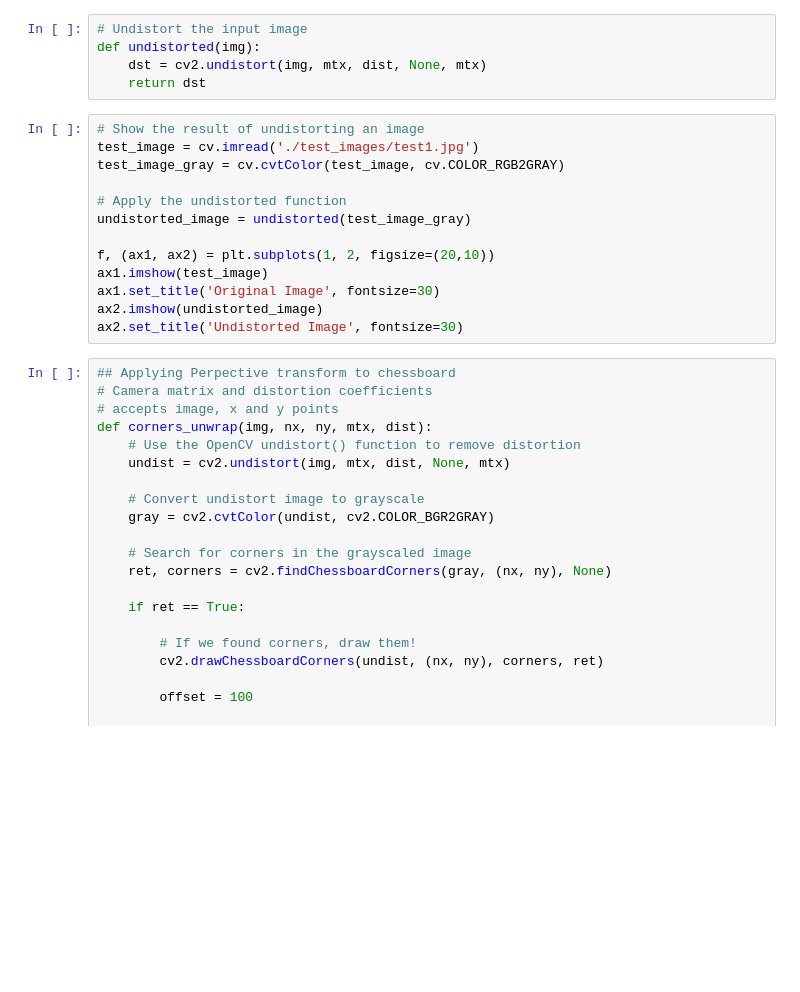
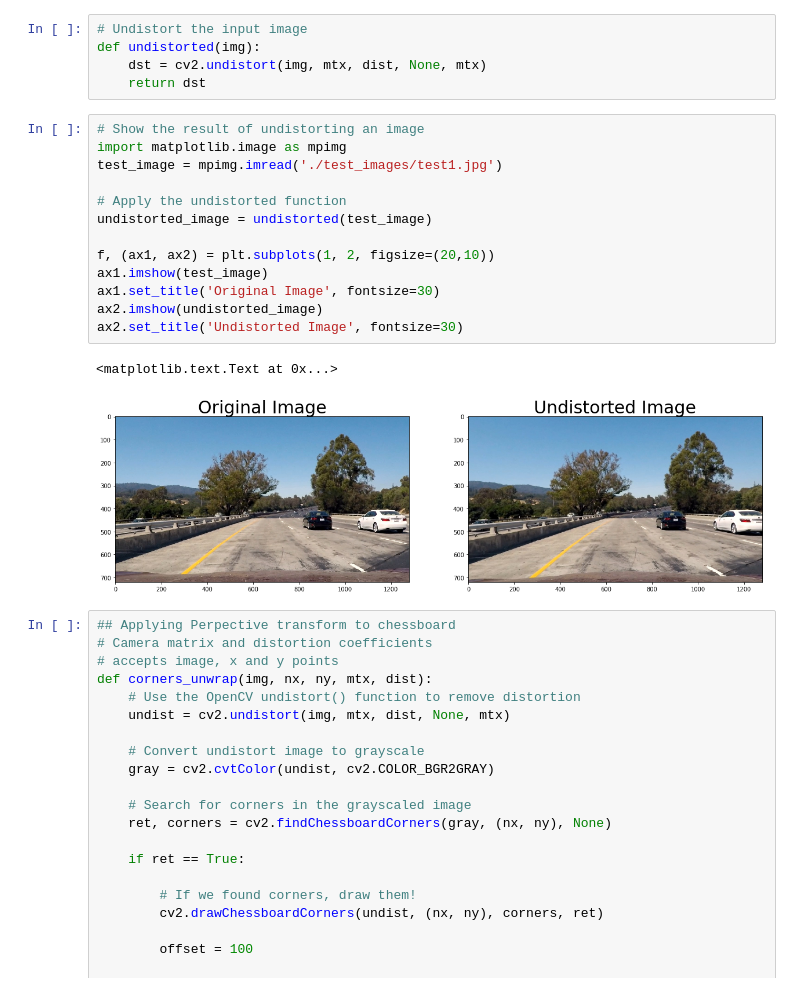
Before and after one commit to dimonge/CarND-Advanced-Lane-Lines, a Jupyter notebook: Advance Lane line project.ipynb, the cells around one changed output. Drawn from its saved outputs; the diff is of its cells as text; blank space fills up the shorter version.

```diff
--- a/Advance Lane line project.ipynb
+++ b/Advance Lane line project.ipynb
@@ -104,17 +105,20 @@ def undistorted(img):
     return dst
 # %%
 # Show the result of undistorting an image
-test_image = cv.imread('./test_images/test1.jpg')
-test_image_gray = cv.cvtColor(test_image, cv.COLOR_RGB2GRAY)
+import matplotlib.image as mpimg
+test_image = mpimg.imread('./test_images/test1.jpg')
 
 # Apply the undistorted function
-undistorted_image = undistorted(test_image_gray)
+undistorted_image = undistorted(test_image)
 
 f, (ax1, ax2) = plt.subplots(1, 2, figsize=(20,10))
 ax1.imshow(test_image)
 ax1.set_title('Original Image', fontsize=30)
 ax2.imshow(undistorted_image)
 ax2.set_title('Undistorted Image', fontsize=30)
+# %% [output]
+<matplotlib.text.Text at 0x...>
+[figure, added]
 # %%
 ## Applying Perpective transform to chessboard
 # Camera matrix and distortion coefficients
```
Also changed, not shown: parts of 9 cells of this notebook, 1 other file.
